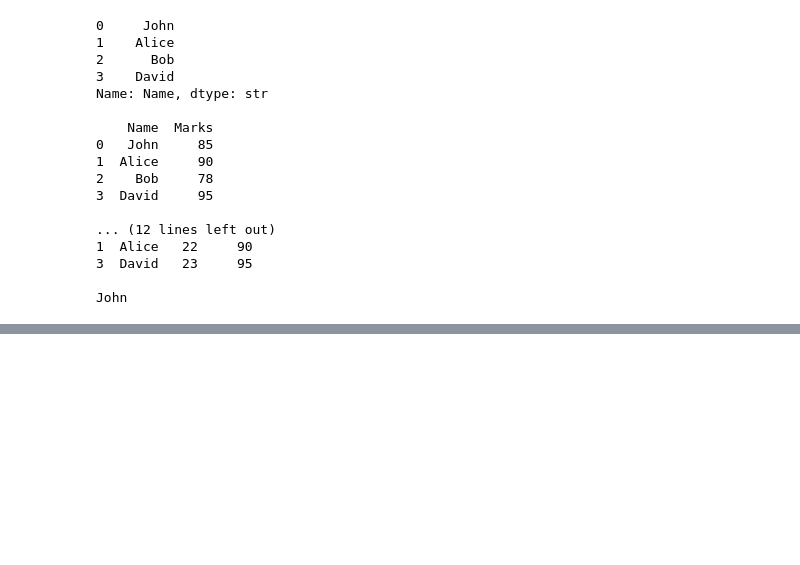
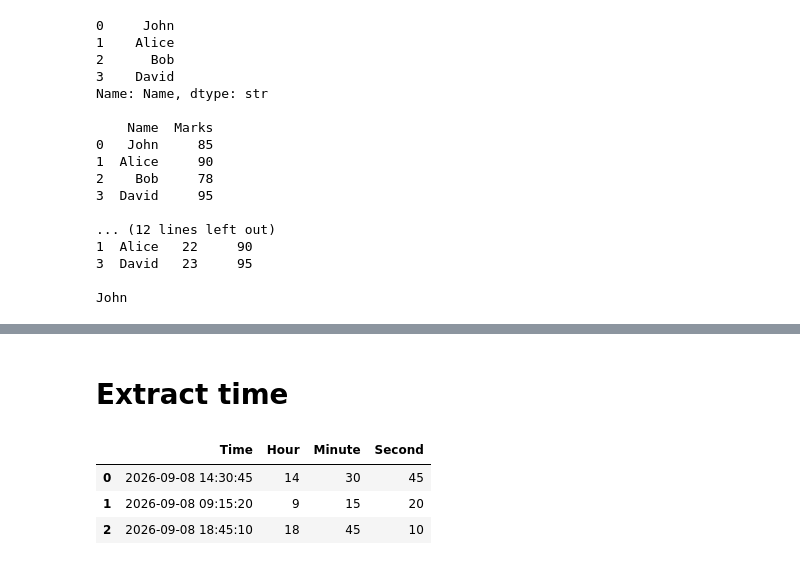
Before and after one commit to ThirumaleshV/AIE, a Jupyter notebook: corizo.ipynb, the cells around one changed output, grey strips where cells are left out. Cells and saved outputs as stored; diff of their text form; code cells hidden in the pictures; blank space fills up the shorter version.

```diff
--- a/corizo.ipynb
+++ b/corizo.ipynb
@@ -2857,0 +2883,23 @@ John
+# %% [markdown]
+# Extract time
+# %%
+import pandas as pd
+
+df = pd.DataFrame({
+    "Time": ["14:30:45", "09:15:20", "18:45:10"]
+})
+
+# Convert to datetime
+df["Time"] = pd.to_datetime(df["Time"])
+
+# Extract time features
+df["Hour"] = df["Time"].dt.hour
+df["Minute"] = df["Time"].dt.minute
+df["Second"] = df["Time"].dt.second
+
+df.head()
+# %% [output]
+|  | Time | Hour | Minute | Second |
+| 0 | 2026-09-08 14:30:45 | 14 | 30 | 45 |
+| 1 | 2026-09-08 09:15:20 | 9 | 15 | 20 |
+| 2 | 2026-09-08 18:45:10 | 18 | 45 | 10 |
```
Also changed, not shown: parts of 2 cells of this notebook.
